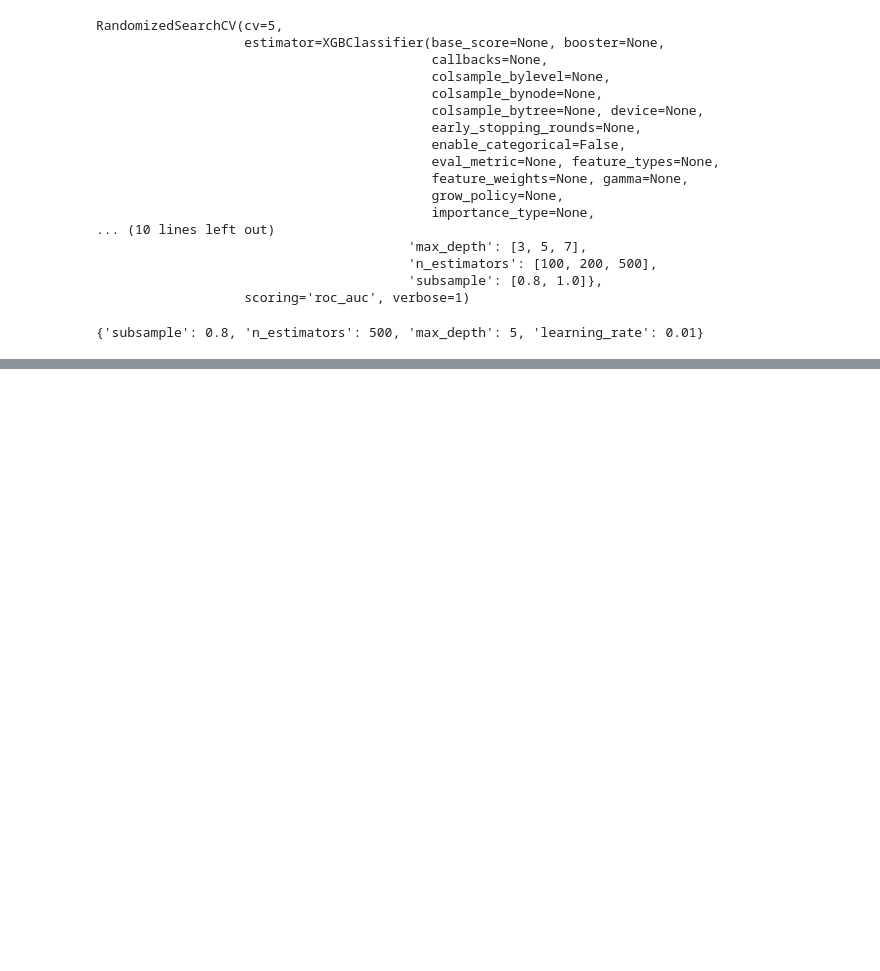
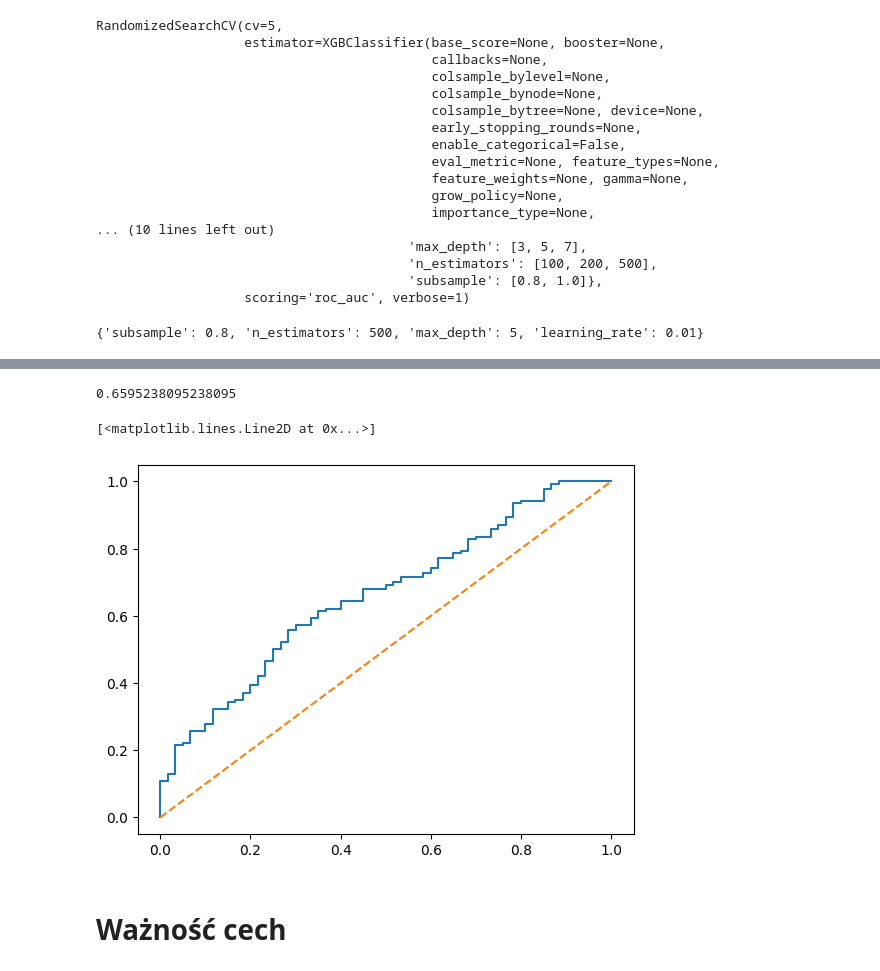
Before and after one commit to lwawrowski/cdv_bigdata, a Jupyter notebook: metody_analizy_przetwarzania_danych/2024_2025/gr2/20250427_klasyfikacja.ipynb, the cells around one changed output, grey strips where cells are left out. Saved outputs shown, nothing was run; the diff lists cells and outputs as text; code cells hidden in the pictures; blank space fills up the shorter version.

```diff
--- a/metody_analizy_przetwarzania_danych/2024_2025/gr2/20250427_klasyfikacja.ipynb
+++ b/metody_analizy_przetwarzania_danych/2024_2025/gr2/20250427_klasyfikacja.ipynb
@@ -498,3 +498,25 @@ RandomizedSearchCV(cv=5,
 grid_search.best_params_
 # %% [output]
 {'subsample': 0.8, 'n_estimators': 500, 'max_depth': 5, 'learning_rate': 0.01}
+# %%
+param_grid_rf = {
+    'n_estimators': [100, 300, 500],
+    'max_features': ['sqrt', 'log2', 0.6, 0.8],
+    'max_depth': [None, 10, 30, 50],
+    'min_samples_split': [2, 5, 10],
+    'min_samples_leaf': [1, 2, 4],
+    'bootstrap': [True, False],
+    'criterion': ['gini', 'entropy']
+}
+
+grid_search_rf = RandomizedSearchCV(
+    estimator=RandomForestClassifier(random_state=42),
+    param_distributions=param_grid_rf,
+    n_iter=40,
+    scoring='roc_auc',
+    cv=5,
+    verbose=1,
+    n_jobs=-1
+)
+
+grid_search_rf.fit(X_train, y_train)
@@ -500,0 +536,4 @@ grid_search.best_params_
+# %%
+clf_rf_best = grid_search_rf.best_estimator_
+y_pred_test_rf_best = clf_rf_best.predict(X_test)
+evaluate_model(y_test, y_pred_test_rf_best)
@@ -500,0 +550,13 @@ grid_search.best_params_
+# %%
+y_pred_proba_test_rf_best = clf_rf_best.predict_proba(X_test)[:, 1]
+print(roc_auc_score(y_test, y_pred_proba_test_rf_best))
+
+fpr, tpr, thresholds = roc_curve(y_test, y_pred_proba_test_rf_best)
+plt.plot(fpr, tpr)
+plt.plot([0, 1], [0, 1], linestyle='--')
+# %% [output]
+0.6595238095238095
+[<matplotlib.lines.Line2D at 0x...>]
+[figure, added]
+# %% [markdown]
+# Ważność cech
```
Also changed, not shown: parts of 9 cells of this notebook, 1 other file.
